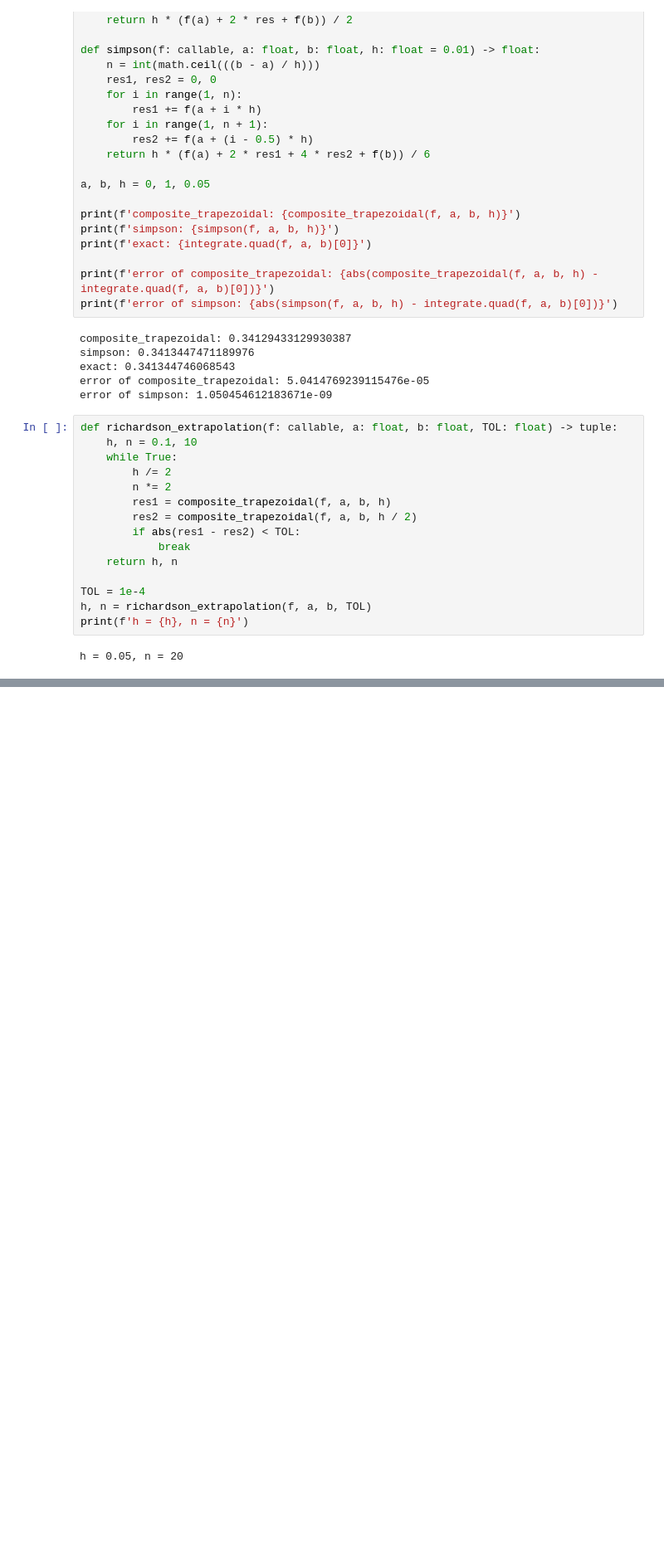
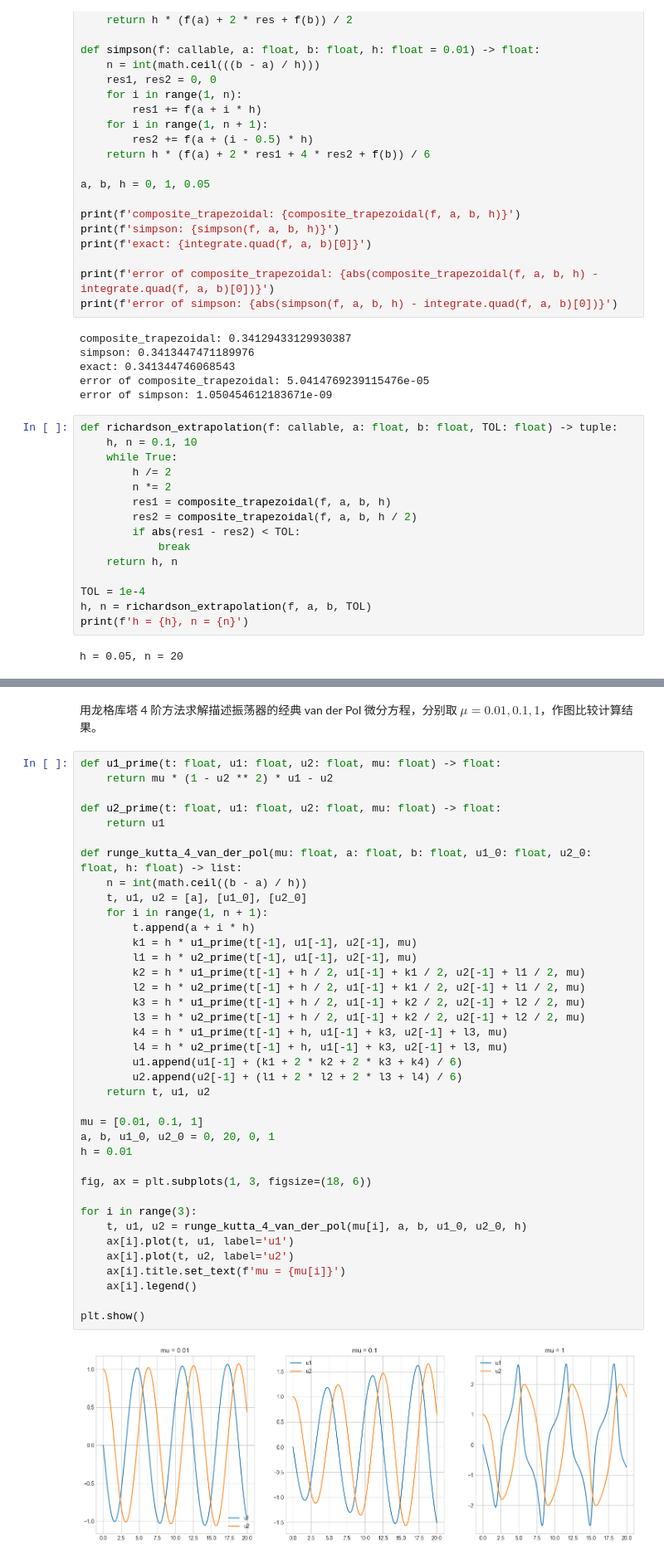
Before and after one commit to Maxmilite/numerical-analysis-code, a Jupyter notebook: experiment/code/ex.ipynb, the cells around one changed output, grey strips where cells are left out. Shown at 83% size. Saved outputs shown, nothing was run; the diff lists cells and outputs as text; blank space fills up the shorter version.

```diff
--- a/experiment/code/ex.ipynb
+++ b/experiment/code/ex.ipynb
@@ -670,0 +733,42 @@ simpson at h = 0.125: 8.183479079161389
+# %% [markdown]
+用龙格库塔 4 阶方法求解描述振荡器的经典 van der Pol 微分方程，分别取 $\mu = 0.01, 0.1, 1$，作图比较计算结果。
+# %%
+def u1_prime(t: float, u1: float, u2: float, mu: float) -> float:
+    return mu * (1 - u2 ** 2) * u1 - u2
+
+def u2_prime(t: float, u1: float, u2: float, mu: float) -> float:
+    return u1
+
+def runge_kutta_4_van_der_pol(mu: float, a: float, b: float, u1_0: float, u2_0: float, h: float) -> list:
+    n = int(math.ceil((b - a) / h))
+    t, u1, u2 = [a], [u1_0], [u2_0]
+    for i in range(1, n + 1):
+        t.append(a + i * h)
+        k1 = h * u1_prime(t[-1], u1[-1], u2[-1], mu)
+        l1 = h * u2_prime(t[-1], u1[-1], u2[-1], mu)
+        k2 = h * u1_prime(t[-1] + h / 2, u1[-1] + k1 / 2, u2[-1] + l1 / 2, mu)
+        l2 = h * u2_prime(t[-1] + h / 2, u1[-1] + k1 / 2, u2[-1] + l1 / 2, mu)
+        k3 = h * u1_prime(t[-1] + h / 2, u1[-1] + k2 / 2, u2[-1] + l2 / 2, mu)
+        l3 = h * u2_prime(t[-1] + h / 2, u1[-1] + k2 / 2, u2[-1] + l2 / 2, mu)
+        k4 = h * u1_prime(t[-1] + h, u1[-1] + k3, u2[-1] + l3, mu)
+        l4 = h * u2_prime(t[-1] + h, u1[-1] + k3, u2[-1] + l3, mu)
+        u1.append(u1[-1] + (k1 + 2 * k2 + 2 * k3 + k4) / 6)
+        u2.append(u2[-1] + (l1 + 2 * l2 + 2 * l3 + l4) / 6)
+    return t, u1, u2
+
+mu = [0.01, 0.1, 1]
+a, b, u1_0, u2_0 = 0, 20, 0, 1
+h = 0.01
+
+fig, ax = plt.subplots(1, 3, figsize=(18, 6))
+
+for i in range(3):
+    t, u1, u2 = runge_kutta_4_van_der_pol(mu[i], a, b, u1_0, u2_0, h)
+    ax[i].plot(t, u1, label='u1')
+    ax[i].plot(t, u2, label='u2')
+    ax[i].title.set_text(f'mu = {mu[i]}')
+    ax[i].legend()
+
+plt.show()
+# %% [output]
+[figure, added]
```
Also changed, not shown: parts of 15 cells of this notebook, 6 other files.
